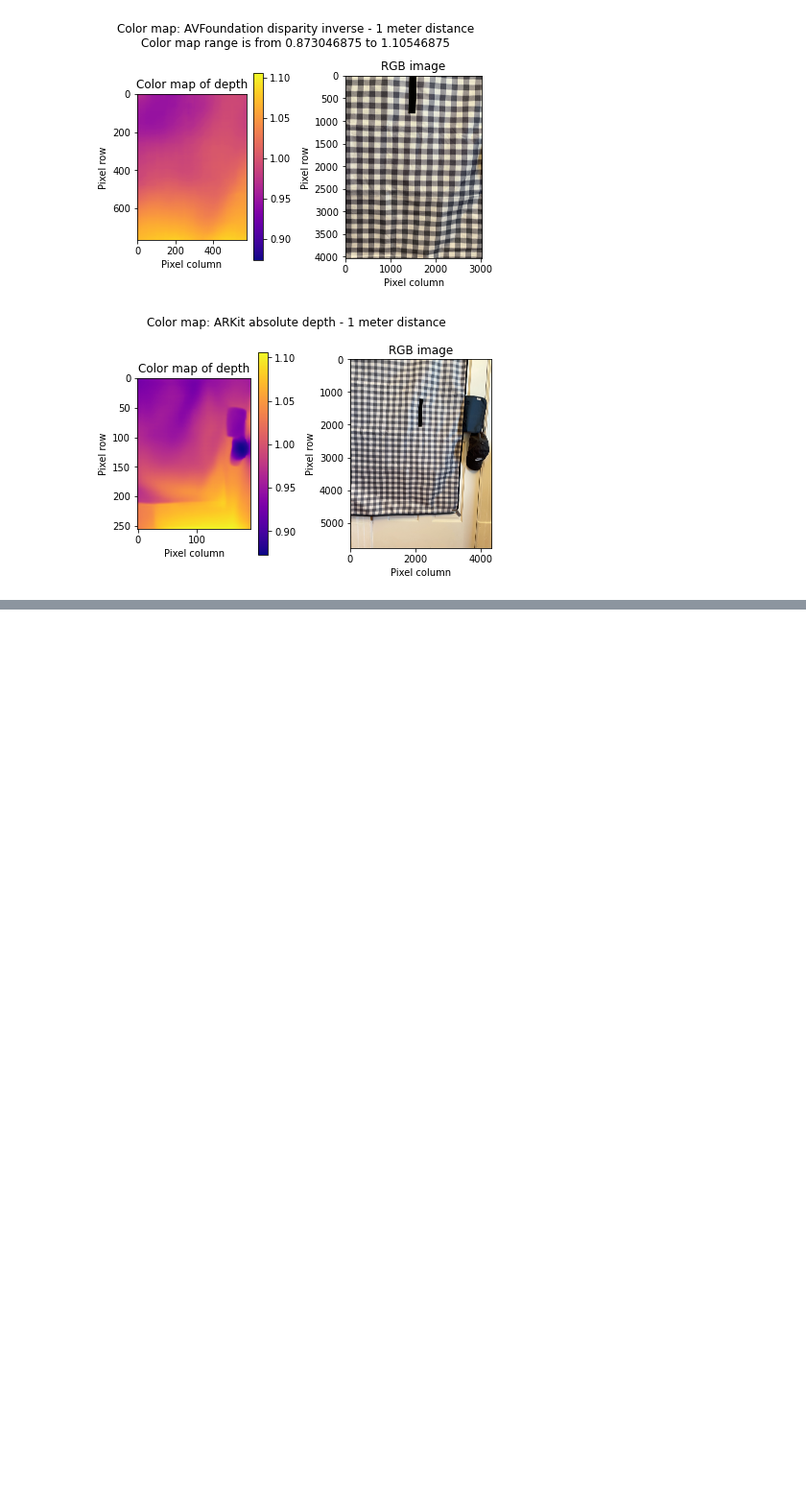
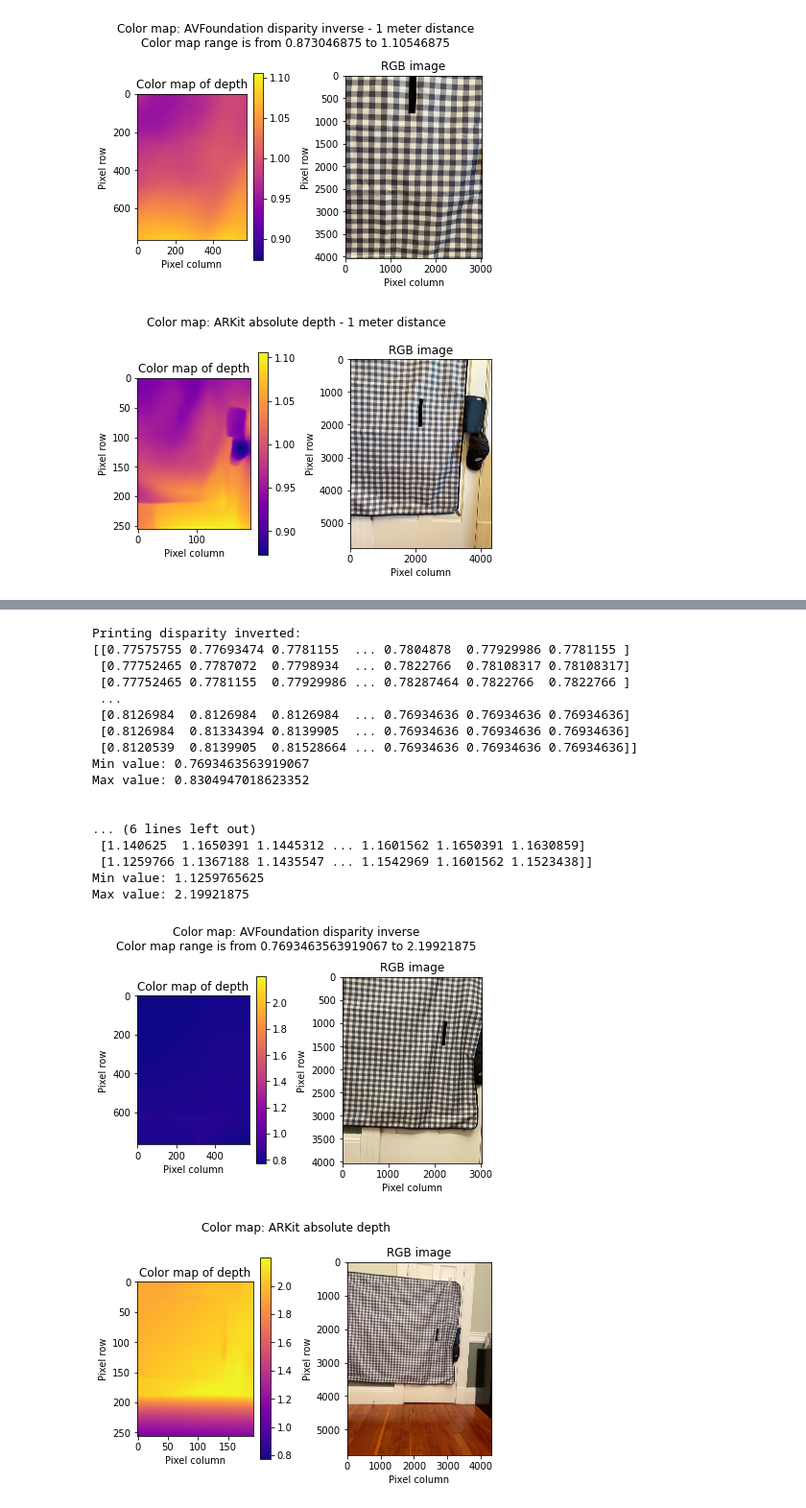
Before and after one commit to pangers/DepthComparison, a Jupyter notebook: Depth Comparison.ipynb, the cells around one changed output, grey strips where cells are left out. Shown at 96% size. Saved outputs shown, nothing was run; the diff lists cells and outputs as text; code cells hidden in the pictures; blank space fills up the shorter version.

```diff
--- a/Depth Comparison.ipynb
+++ b/Depth Comparison.ipynb
@@ -93 +159,32 @@ Max value: 1.10546875
+# %%
+# Photo of flat wall 2 meters away with chair in scene
+# Observations:
+# Inverted AVFoundation disparity map was quite incorrect - however the min an max values seem to be pretty close, indicating it detected a flat surface
+# ARKit absolute depth map is accurate
+plot_and_print_comparison(
+    'Photo15-2meterDistance/AVFoundationDisparityInverted/photo15-disparitymap_inverted.npy',
+    'Photo15-2meterDistance/AVFoundationDisparityInverted/photo15-disparityimage.jpeg',
+    'Photo15-2meterDistance/ARKitAbsoluteDepth/photo15-absolutedepthmap.npy',
+    'Photo15-2meterDistance/ARKitAbsoluteDepth/photo15-absolute_image.jpeg',
+)
+# %% [output]
+Printing disparity inverted:
+[[0.77575755 0.77693474 0.7781155  ... 0.7804878  0.77929986 0.7781155 ]
+ [0.77752465 0.7787072  0.7798934  ... 0.7822766  0.78108317 0.78108317]
+ [0.77752465 0.7781155  0.77929986 ... 0.78287464 0.7822766  0.7822766 ]
+ ...
+ [0.8126984  0.8126984  0.8126984  ... 0.76934636 0.76934636 0.76934636]
+ [0.8126984  0.81334394 0.8139905  ... 0.76934636 0.76934636 0.76934636]
+ [0.8120539  0.8139905  0.81528664 ... 0.76934636 0.76934636 0.76934636]]
+Min value: 0.7693463563919067
+Max value: 0.8304947018623352
+
+
+... (6 lines left out)
+ [1.140625  1.1650391 1.1445312 ... 1.1601562 1.1650391 1.1630859]
+ [1.1259766 1.1367188 1.1435547 ... 1.1542969 1.1601562 1.1523438]]
+Min value: 1.1259765625
+Max value: 2.19921875
+[figure, added]
+[figure, added]
 # %%
```
Also changed, not shown: parts of 12 cells of this notebook, 51 other files.
